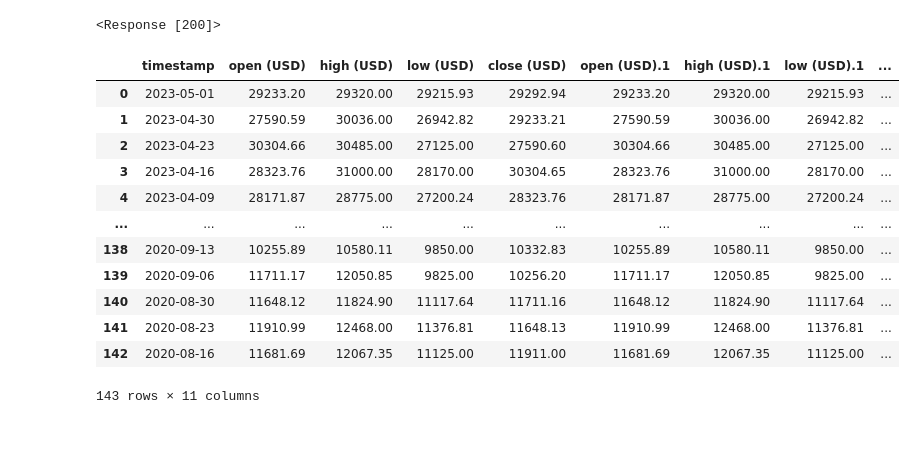
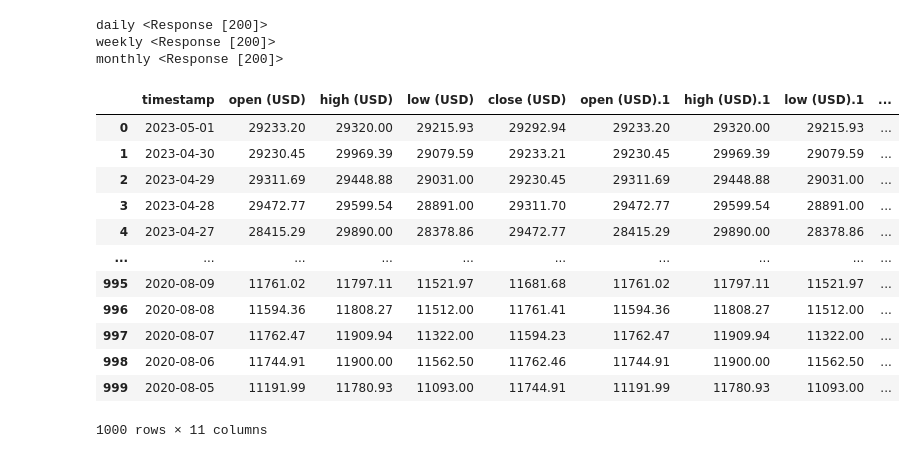
Before and after one commit to AleeRezaa/portfolio-selection-using-ml, a Jupyter notebook: Model/Model.ipynb, the cells around one changed output. Drawn from its saved outputs; the diff is of its cells as text; code cells hidden in the pictures.

```diff
--- a/Model/Model.ipynb
+++ b/Model/Model.ipynb
@@ -7,6 +7,16 @@ API = getenv('AV_API')
 # %%
-url = f'https://www.alphavantage.co/query?function=DIGITAL_CURRENCY_WEEKLY&symbol=BTC&market=USD&apikey={API}&datatype=csv'
-response = get(url, timeout = 10)
-print(response)
+data = {}
+
+for timeFrame in ('daily', 'weekly', 'monthly'):
+    url = f'https://www.alphavantage.co/query?function=DIGITAL_CURRENCY_{timeFrame.upper()}&symbol=BTC&market=USD&apikey={AV_API}&datatype=csv'
+    response = get(url, timeout = 10)
+    print(timeFrame, response)
+
+    with open(f'./data/{timeFrame}_data.csv', 'wb') as dataFile:
+        dataFile.write(response.content)
+
+    data[timeFrame] = pd.read_csv(f'./data/{timeFrame}_data.csv')
 # %% [output]
-<Response [200]>
+daily <Response [200]>
+weekly <Response [200]>
+monthly <Response [200]>
@@ -16,17 +23,16 @@ with open('data.csv', 'wb') as dataFile:
-# %%
-data = pd.read_csv('data.csv')
-data
-# %% [output]
-|  | timestamp | open (USD) | high (USD) | low (USD) | close (USD) | open (USD).1 | high (USD).1 | low (USD).1 | ... |
-| 0 | 2023-05-01 | 29233.20 | 29320.00 | 29215.93 | 29292.94 | 29233.20 | 29320.00 | 29215.93 | ... |
-| 1 | 2023-04-30 | 27590.59 | 30036.00 | 26942.82 | 29233.21 | 27590.59 | 30036.00 | 26942.82 | ... |
-| 2 | 2023-04-23 | 30304.66 | 30485.00 | 27125.00 | 27590.60 | 30304.66 | 30485.00 | 27125.00 | ... |
-| 3 | 2023-04-16 | 28323.76 | 31000.00 | 28170.00 | 30304.65 | 28323.76 | 31000.00 | 28170.00 | ... |
-| 4 | 2023-04-09 | 28171.87 | 28775.00 | 27200.24 | 28323.76 | 28171.87 | 28775.00 | 27200.24 | ... |
-| ... | ... | ... | ... | ... | ... | ... | ... | ... | ... |
-| 138 | 2020-09-13 | 10255.89 | 10580.11 | 9850.00 | 10332.83 | 10255.89 | 10580.11 | 9850.00 | ... |
-| 139 | 2020-09-06 | 11711.17 | 12050.85 | 9825.00 | 10256.20 | 11711.17 | 12050.85 | 9825.00 | ... |
-| 140 | 2020-08-30 | 11648.12 | 11824.90 | 11117.64 | 11711.16 | 11648.12 | 11824.90 | 11117.64 | ... |
-| 141 | 2020-08-23 | 11910.99 | 12468.00 | 11376.81 | 11648.13 | 11910.99 | 12468.00 | 11376.81 | ... |
-| 142 | 2020-08-16 | 11681.69 | 12067.35 | 11125.00 | 11911.00 | 11681.69 | 12067.35 | 11125.00 | ... |
-143 rows × 11 columns
+# %%
+data['daily']
+# %% [output]
+|  | timestamp | open (USD) | high (USD) | low (USD) | close (USD) | open (USD).1 | high (USD).1 | low (USD).1 | ... |
+| 0 | 2023-05-01 | 29233.20 | 29320.00 | 29215.93 | 29292.94 | 29233.20 | 29320.00 | 29215.93 | ... |
+| 1 | 2023-04-30 | 29230.45 | 29969.39 | 29079.59 | 29233.21 | 29230.45 | 29969.39 | 29079.59 | ... |
+| 2 | 2023-04-29 | 29311.69 | 29448.88 | 29031.00 | 29230.45 | 29311.69 | 29448.88 | 29031.00 | ... |
+| 3 | 2023-04-28 | 29472.77 | 29599.54 | 28891.00 | 29311.70 | 29472.77 | 29599.54 | 28891.00 | ... |
+| 4 | 2023-04-27 | 28415.29 | 29890.00 | 28378.86 | 29472.77 | 28415.29 | 29890.00 | 28378.86 | ... |
+| ... | ... | ... | ... | ... | ... | ... | ... | ... | ... |
+| 995 | 2020-08-09 | 11761.02 | 11797.11 | 11521.97 | 11681.68 | 11761.02 | 11797.11 | 11521.97 | ... |
+| 996 | 2020-08-08 | 11594.36 | 11808.27 | 11512.00 | 11761.41 | 11594.36 | 11808.27 | 11512.00 | ... |
+| 997 | 2020-08-07 | 11762.47 | 11909.94 | 11322.00 | 11594.23 | 11762.47 | 11909.94 | 11322.00 | ... |
+| 998 | 2020-08-06 | 11744.91 | 11900.00 | 11562.50 | 11762.46 | 11744.91 | 11900.00 | 11562.50 | ... |
+| 999 | 2020-08-05 | 11191.99 | 11780.93 | 11093.00 | 11744.91 | 11191.99 | 11780.93 | 11093.00 | ... |
+1000 rows × 11 columns
```
Also changed, not shown: parts of 4 cells of this notebook, 3 other files.
